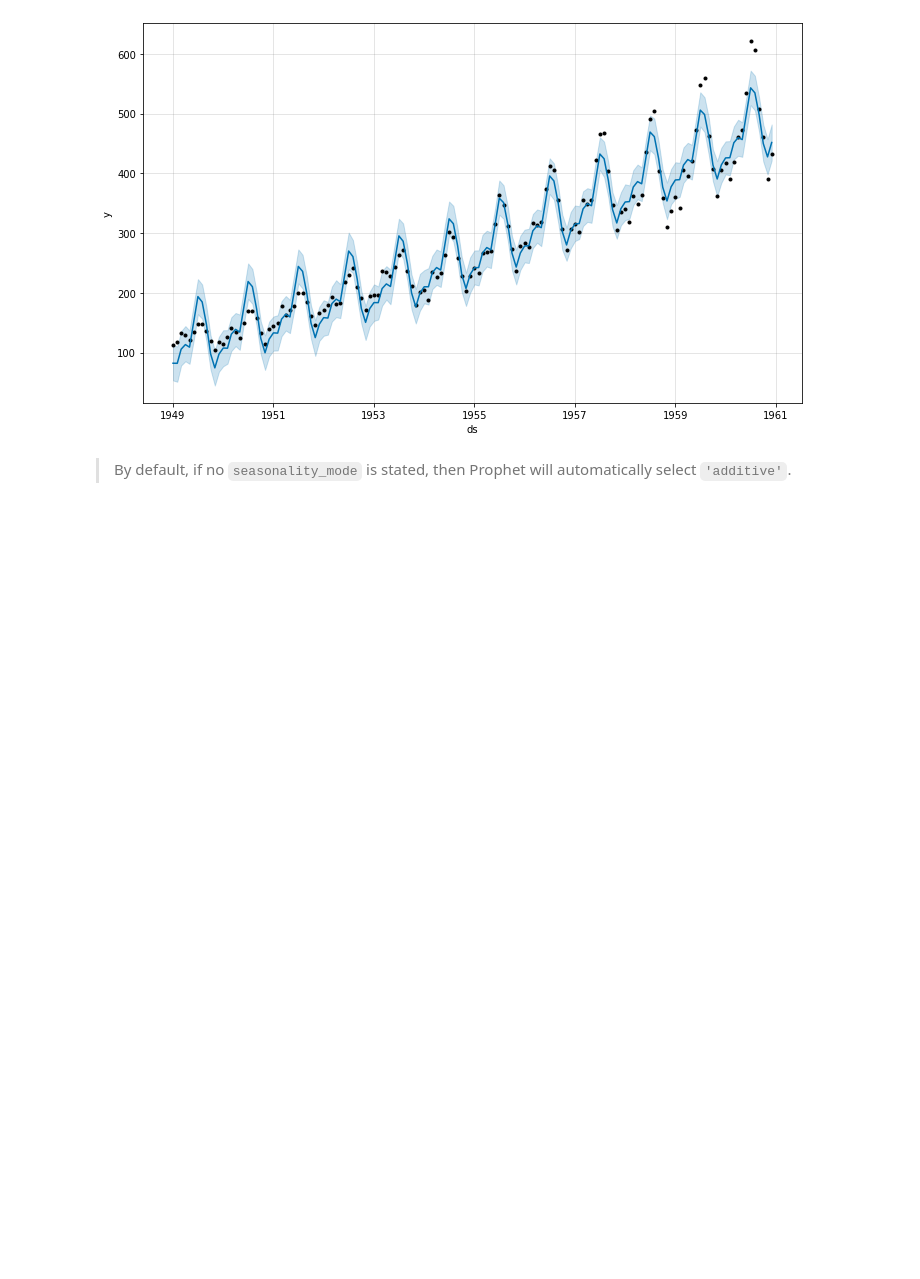
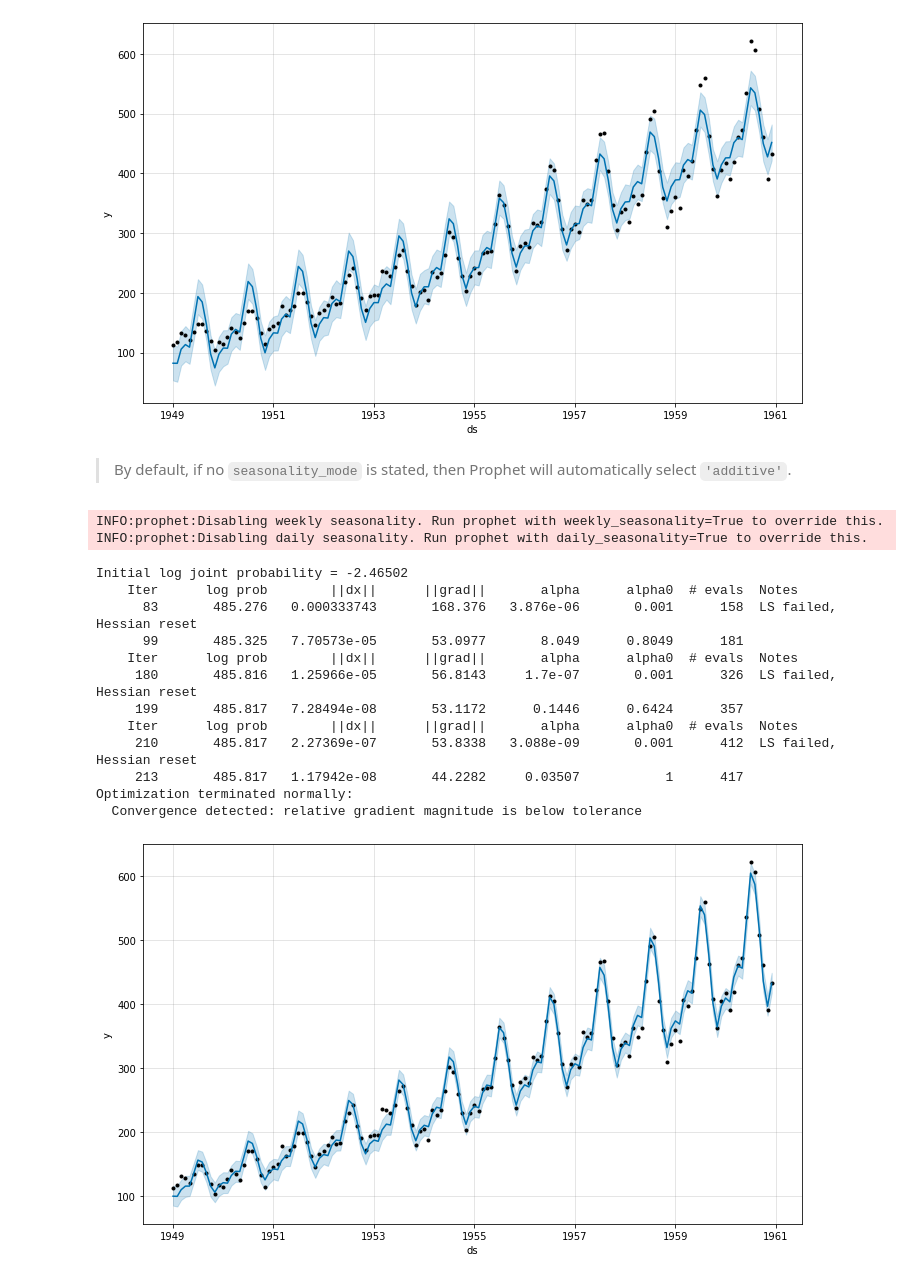
Before and after one commit to caiosainvallio/time-series, a Jupyter notebook: prophet/03_seasonality.ipynb, the cells around one changed output. Drawn from its saved outputs; the diff is of its cells as text; code cells hidden in the pictures; blank space fills up the shorter version.

```diff
--- a/prophet/03_seasonality.ipynb
+++ b/prophet/03_seasonality.ipynb
@@ -33,3 +33,25 @@ Optimization terminated normally:
 [figure]
 # %% [markdown]
 > By default, if no `seasonality_mode` is stated, then Prophet will automatically select `'additive'`.
+# %%
+model_m = Prophet(seasonality_mode='multiplicative', yearly_seasonality=4)
+model_m.fit(df)
+forecast_m = model_m.predict()
+fig_m = model_m.plot(forecast_m)
+plt.show()
+# %% [output]
+INFO:prophet:Disabling weekly seasonality. Run prophet with weekly_seasonality=True to override this.
+INFO:prophet:Disabling daily seasonality. Run prophet with daily_seasonality=True to override this.
+Initial log joint probability = -2.46502
+    Iter      log prob        ||dx||      ||grad||       alpha      alpha0  # evals  Notes
+      83       485.276   0.000333743       168.376   3.876e-06       0.001      158  LS failed, Hessian reset
+      99       485.325   7.70573e-05       53.0977       8.049      0.8049      181
+    Iter      log prob        ||dx||      ||grad||       alpha      alpha0  # evals  Notes
+     180       485.816   1.25966e-05       56.8143     1.7e-07       0.001      326  LS failed, Hessian reset
+     199       485.817   7.28494e-08       53.1172      0.1446      0.6424      357
+    Iter      log prob        ||dx||      ||grad||       alpha      alpha0  # evals  Notes
+     210       485.817   2.27369e-07       53.8338   3.088e-09       0.001      412  LS failed, Hessian reset
+     213       485.817   1.17942e-08       44.2282     0.03507           1      417
+Optimization terminated normally:
+  Convergence detected: relative gradient magnitude is below tolerance
+[figure, added]
```
Also changed, not shown: parts of 6 cells of this notebook.
